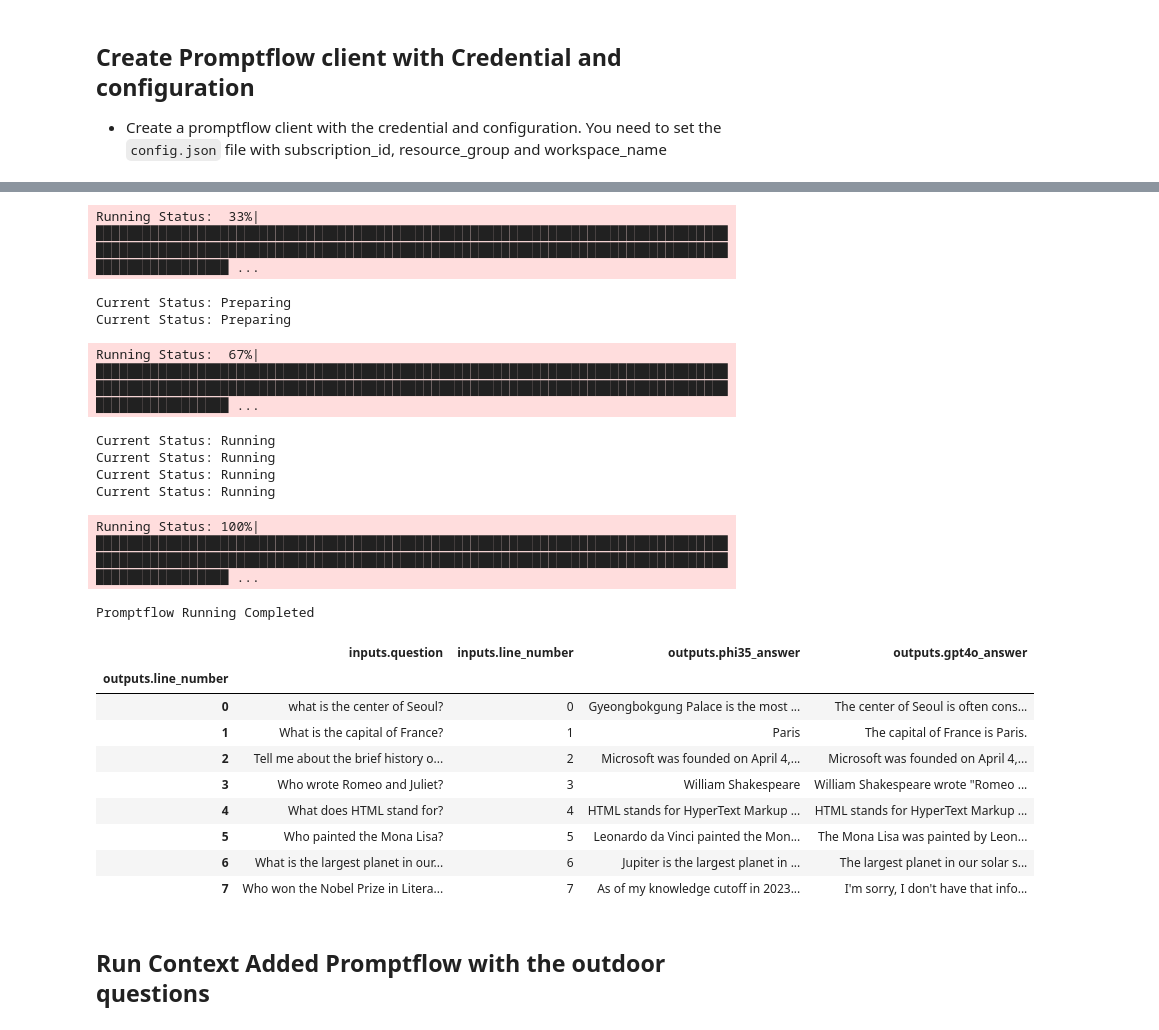
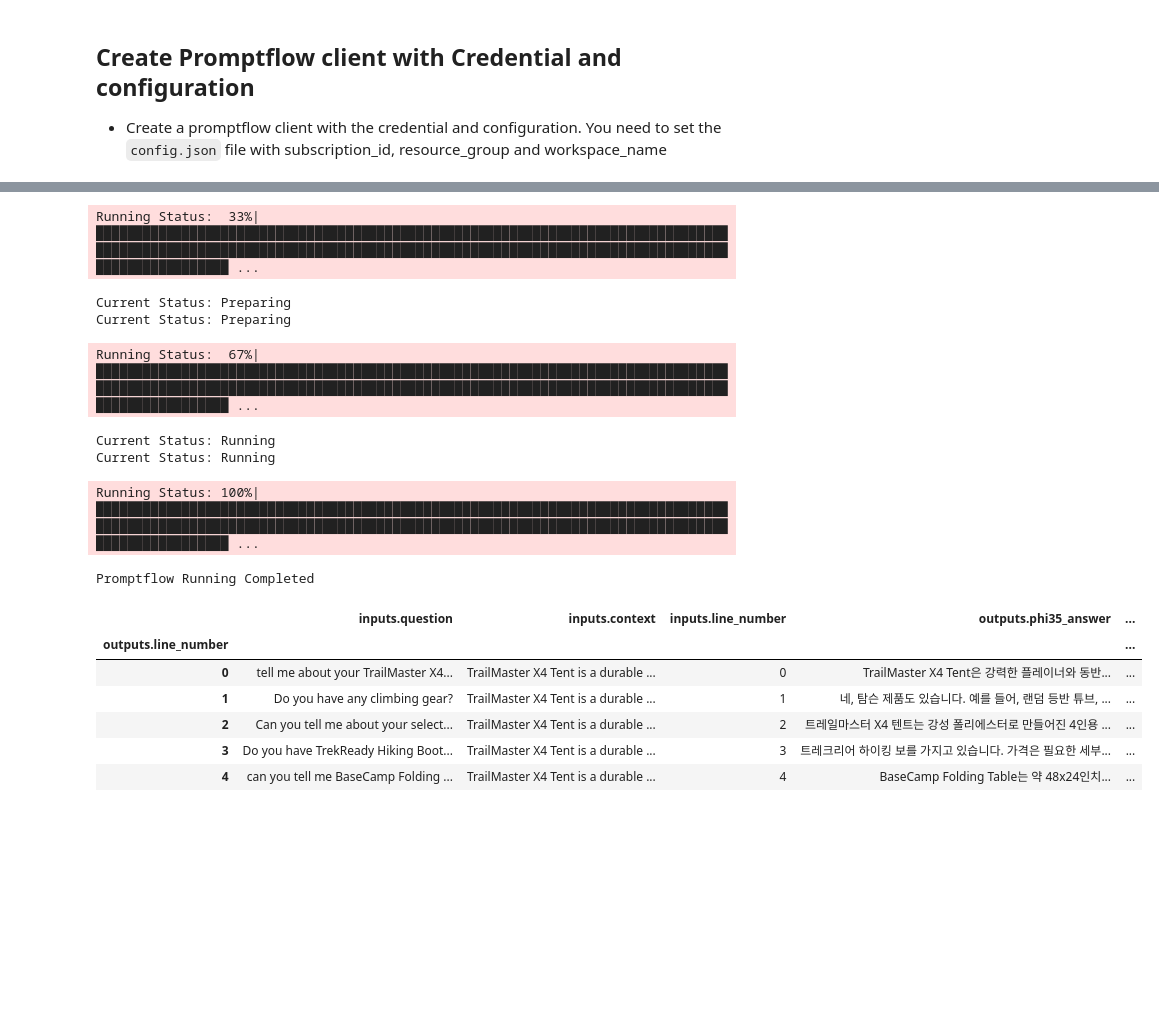
Before and after one commit to Azure/slm-innovator-lab, a Jupyter notebook: 3_llmops-aistudio/3_3_optimizing/promptflow_with_evaluation_code.ipynb, the cells around one changed output, grey strips where cells are left out. Cells and saved outputs as stored; diff of their text form; code cells hidden in the pictures; blank space fills up the shorter version.

```diff
--- a/3_llmops-aistudio/3_3_optimizing/promptflow_with_evaluation_code.ipynb
+++ b/3_llmops-aistudio/3_3_optimizing/promptflow_with_evaluation_code.ipynb
@@ -64,9 +71,10 @@ slm-pjt1
 ## Create Promptflow client with Credential and configuration
 - Create a promptflow client with the credential and configuration. You need to set the `config.json` file with subscription_id, resource_group and workspace_name
 # %%
+
 credential = DefaultAzureCredential()
 # if you cannot use DefaultAzureCredential, you need to set up the environment variables for the service principal
-# credential = ServicePrincipalCredentials(
+# credential = EnvironmentCredential(
 #     client_id=os.environ["AZURE_CLIENT_ID"],
 #     secret=os.environ["AZURE_CLIENT_SECRET"],
 #     tenant=os.environ["AZURE_TENANT_ID"],
@@ -74,7 +82,7 @@ credential = DefaultAzureCredential()
 # Check if given credential can get token successfully.
 credential.get_token("https://management.azure.com/.default")
 
-pf_azure_client = PFClient.from_config(credential=credential, path="./config.json")
+pf_azure_client = PFClient.from_config(credential=credential, path="../3_2_prototyping/config.json")
 
 # pf_azure_client = PFClient(credential=credential,
 #                            subscription_id="your subscription id",
@@ -157,17 +106,22 @@ Flow created successfully:
 # %%
-flow_path = "./chat"
-data_path = "./data/questions_basic.jsonl"
+flow_path = "../3_2_prototyping/chat-serverless"
+data_path = "../3_2_prototyping/data/questions_outdoor.jsonl"
+
+# get the context from context.json file as str and map it to the column_mapping
+with open('../3_2_prototyping/data/context_simple.json', 'r') as file:
+    context = json.load(file)
 
 column_mapping = {
-    "question": "${data.question}"
+    "question": "${data.question}",
+    "context": context.get("context")
 }
 
-run_result = pf_azure_client.run(
+base_run = pf_azure_client.run(
     flow=flow_path,
     type="chat",
     data=data_path,
     column_mapping=column_mapping,
-    display_name="chat_with_data",
-    tags={"chat_with_jsonl": "", "1st_round": ""},
+    display_name="chat_serverless_context_data",
+    tags={"chat_serverless_context_jsonl": "", "1st_round": ""},
 )
 # %% [output]
@@ -181,5 +132,5 @@ Portal url: https://ai.azure.com/projectflows/trace/run/chat_variant_0_20241023_
 # %%
-monitor_status(pf_azure_client, run_result)
+monitor_status(pf_azure_client, base_run)
 # %% [output]
 Running Status:  33%|███████████████████████████████████████████████████████████████████████████████████████████████████████████████████████████████████████████████████████████████████████████████████ ...
 Current Status: Preparing
@@ -187,24 +138,17 @@ Current Status: Preparing
 Running Status:  67%|███████████████████████████████████████████████████████████████████████████████████████████████████████████████████████████████████████████████████████████████████████████████████ ...
 Current Status: Running
 Current Status: Running
-Current Status: Running
-Current Status: Running
 Running Status: 100%|███████████████████████████████████████████████████████████████████████████████████████████████████████████████████████████████████████████████████████████████████████████████████ ...
 Promptflow Running Completed
 # %%
-detail = pf_azure_client.get_details(run_result)
+detail = pf_azure_client.get_details(base_run)
 
 detail
 # %% [output]
-|  | inputs.question | inputs.line_number | outputs.phi35_answer | outputs.gpt4o_answer |
-| outputs.line_number |  |  |  |  |
-| 0 | what is the center of Seoul? | 0 | Gyeongbokgung Palace is the most ... | The center of Seoul is often cons... |
-| 1 | What is the capital of France? | 1 | Paris | The capital of France is Paris. |
-| 2 | Tell me about the brief history o... | 2 | Microsoft was founded on April 4,... | Microsoft was founded on April 4,... |
-| 3 | Who wrote Romeo and Juliet? | 3 | William Shakespeare | William Shakespeare wrote "Romeo ... |
-| 4 | What does HTML stand for? | 4 | HTML stands for HyperText Markup ... | HTML stands for HyperText Markup ... |
-| 5 | Who painted the Mona Lisa? | 5 | Leonardo da Vinci painted the Mon... | The Mona Lisa was painted by Leon... |
-| 6 | What is the largest planet in our... | 6 | Jupiter is the largest planet in ... | The largest planet in our solar s... |
-| 7 | Who won the Nobel Prize in Litera... | 7 | As of my knowledge cutoff in 2023... | I'm sorry, I don't have that info... |
+|  | inputs.question | inputs.context | inputs.line_number | outputs.phi35_answer | ... |
+| outputs.line_number |  |  |  |  | ... |
+| 0 | tell me about your TrailMaster X4... | TrailMaster X4 Tent is a durable ... | 0 | TrailMaster X4 Tent은 강력한 플레이너와 동반... | ... |
+| 1 | Do you have any climbing gear? | TrailMaster X4 Tent is a durable ... | 1 | 네, 탐슨 제품도 있습니다. 예를 들어, 랜덤 등반 튜브, ... | ... |
+| 2 | Can you tell me about your select... | TrailMaster X4 Tent is a durable ... | 2 | 트레일마스터 X4 텐트는 강성 폴리에스터로 만들어진 4인용 ... | ... |
+| 3 | Do you have TrekReady Hiking Boot... | TrailMaster X4 Tent is a durable ... | 3 | 트레크리어 하이킹 보를 가지고 있습니다. 가격은 필요한 세부... | ... |
+| 4 | can you tell me BaseCamp Folding ... | TrailMaster X4 Tent is a durable ... | 4 | BaseCamp Folding Table는 약 48x24인치... | ... |
-# %% [markdown]
-## Run Context Added Promptflow with the outdoor questions
```
Also changed, not shown: parts of 18 cells of this notebook, 26 other files.
